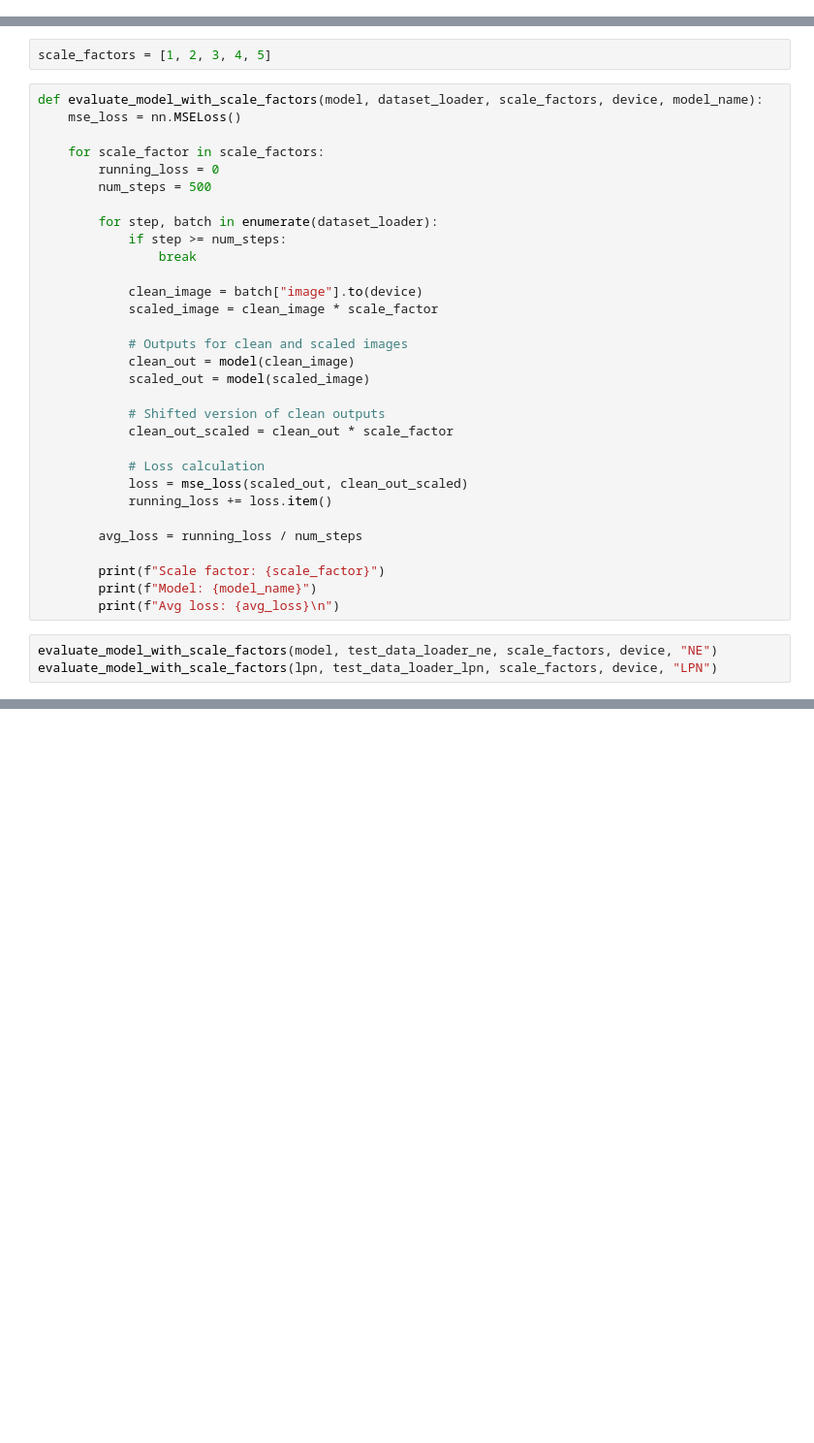
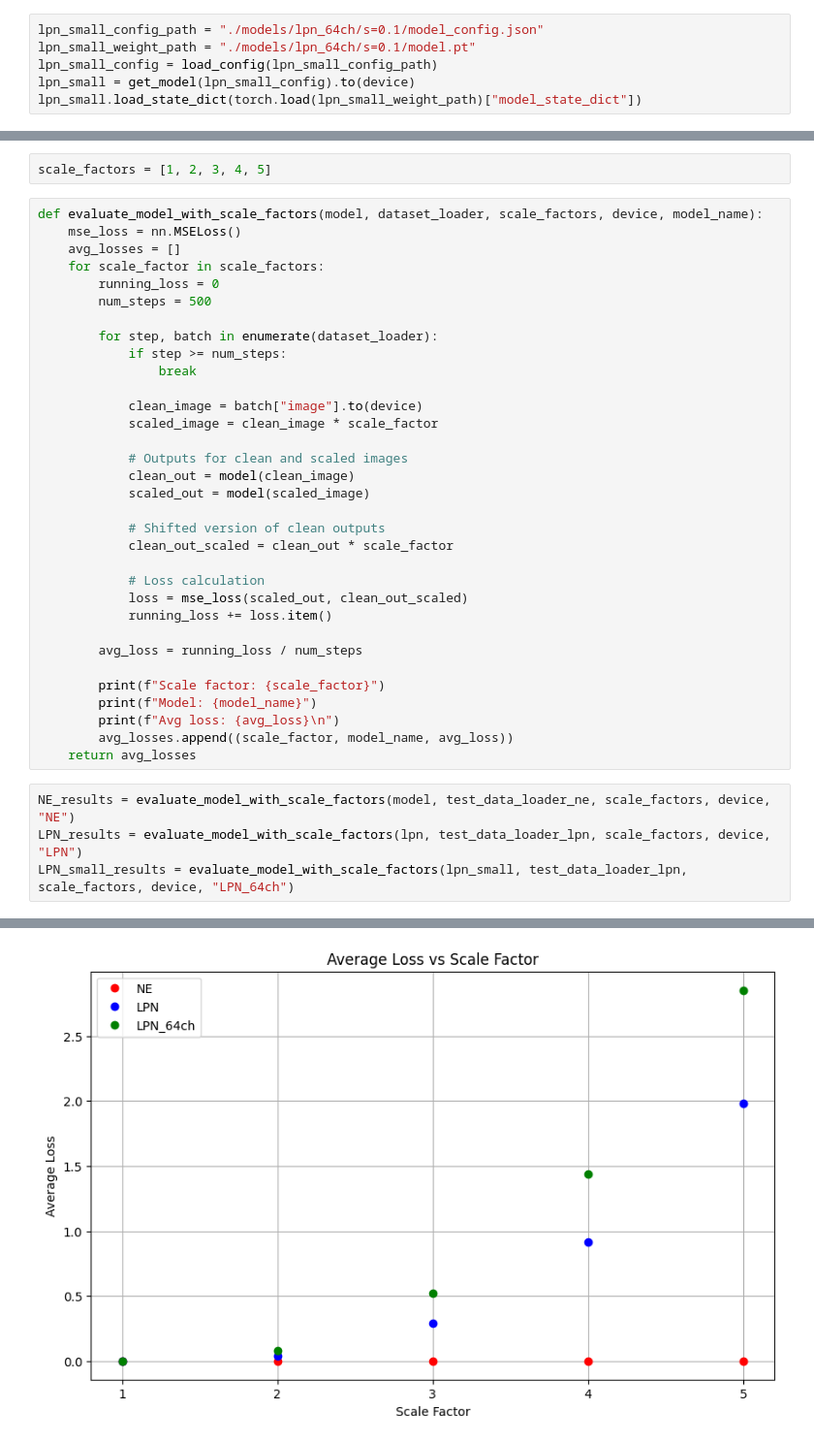
Before and after one commit to OriSavir/learned-proximal-networks, a Jupyter notebook: exps/celeba/scale_eq_test.ipynb, the cells around one changed output, grey strips where cells are left out. Shown at 97% size. Cells and saved outputs as stored; diff of their text form; blank space fills up the shorter version.

```diff
--- a/exps/celeba/scale_eq_test.ipynb
+++ b/exps/celeba/scale_eq_test.ipynb
@@ -44,3 +44,9 @@ lpn.load_state_dict(torch.load(Lpn_weight_path)["model_state_dict"])
 # %% [output]
 init weights
 <All keys matched successfully>
+# %%
+lpn_small_config_path = "./models/lpn_64ch/s=0.1/model_config.json"
+lpn_small_weight_path = "./models/lpn_64ch/s=0.1/model.pt"
+lpn_small_config = load_config(lpn_small_config_path)
+lpn_small = get_model(lpn_small_config).to(device)
+lpn_small.load_state_dict(torch.load(lpn_small_weight_path)["model_state_dict"])
@@ -63,7 +72,7 @@ scale_factors = [1, 2, 3, 4, 5]
 # %%
 def evaluate_model_with_scale_factors(model, dataset_loader, scale_factors, device, model_name):
     mse_loss = nn.MSELoss()
-
+    avg_losses = []
     for scale_factor in scale_factors:
         running_loss = 0
         num_steps = 500
@@ -91,9 +100,12 @@ def evaluate_model_with_scale_factors(model, dataset_loader, scale_factors, devi
         print(f"Scale factor: {scale_factor}")
         print(f"Model: {model_name}")
         print(f"Avg loss: {avg_loss}\n")
+        avg_losses.append((scale_factor, model_name, avg_loss))
+    return avg_losses
 # %%
-evaluate_model_with_scale_factors(model, test_data_loader_ne, scale_factors, device, "NE")
-evaluate_model_with_scale_factors(lpn, test_data_loader_lpn, scale_factors, device, "LPN")
+NE_results = evaluate_model_with_scale_factors(model, test_data_loader_ne, scale_factors, device, "NE")
+LPN_results = evaluate_model_with_scale_factors(lpn, test_data_loader_lpn, scale_factors, device, "LPN")
+LPN_small_results = evaluate_model_with_scale_factors(lpn_small, test_data_loader_lpn, scale_factors, device, "LPN_64ch")
 # %% [output]
 Scale factor: 1
 Model: NE
@@ -114,0 +127 @@ Avg loss: 1.9840616164579987
+[figure, added]
```
Also changed, not shown: parts of 3 cells of this notebook, 36 other files.
